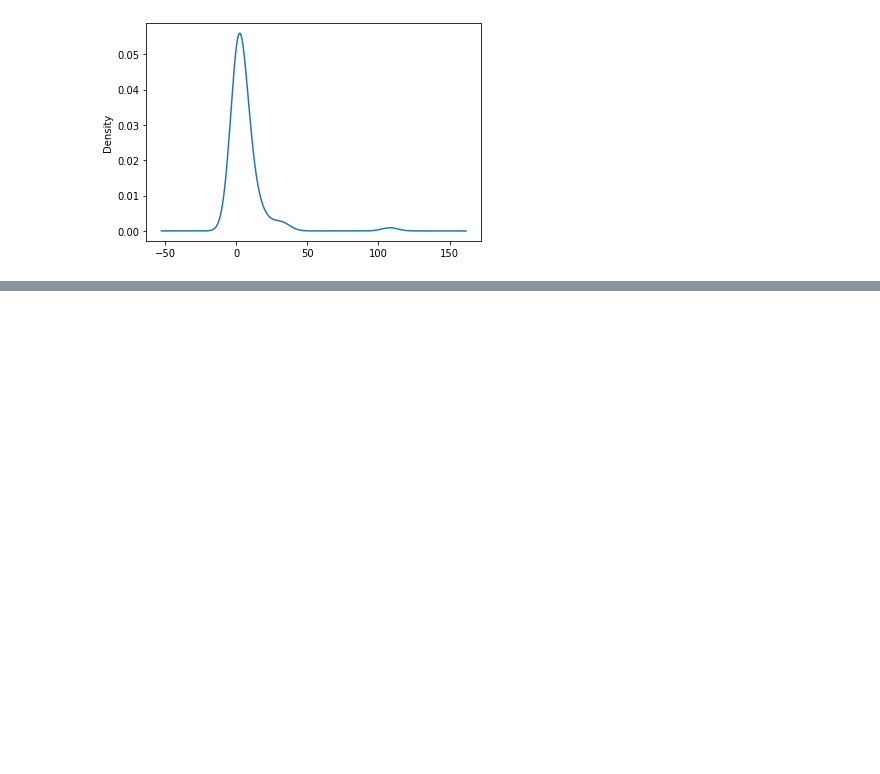
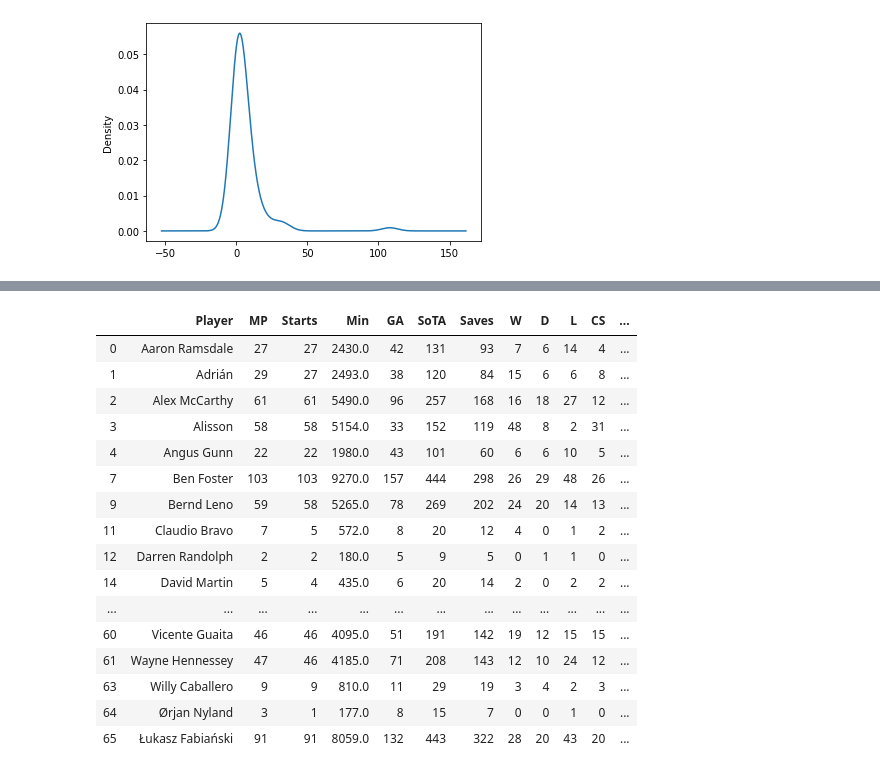
Before and after one commit to jbtrahin/soccer_masters, a Jupyter notebook: PL_data_sets.ipynb, the cells around one changed output, grey strips where cells are left out. Drawn from its saved outputs; the diff is of its cells as text; code cells hidden in the pictures; blank space fills up the shorter version.

```diff
--- a/PL_data_sets.ipynb
+++ b/PL_data_sets.ipynb
@@ -294,5 +431,5 @@ GK_18_19_df.to_csv(r'Clean_GK_18_19.csv')
 # %%
-GK_17_18_df = pd.read_csv('GK_17_18.csv', skiprows=1)
+GK_17_18_df = pd.read_csv('data/GK_17_18.csv', skiprows=1)
 GK_17_18_df = GK_17_18_df.rename(columns={"Player▲": "Player"})
 player_name_split = GK_17_18_df['Player'].str.split('\\')
 player_names = player_name_split.map(lambda _:_[0])
@@ -346,0 +869,3 @@ expected_goals_count.plot.density()
+# %%
+GK_17_20_df = pd.concat([GK_17_18_df, GK_18_19_df, GK_19_20_df]).fillna(0)
+GK_17_20_df
@@ -346,0 +886,5 @@ expected_goals_count.plot.density()
+# %%
+GK_17_20_df.drop(columns=["GA90", "Save%", "CS%"], axis=1, inplace=True)
+
+GK_17_20_sum_df = GK_17_20_df.groupby('Player').sum().reset_index()
+GK_17_20_sum_df
@@ -346,0 +905,3 @@ expected_goals_count.plot.density()
+# %%
+GK_player_19_20 = list(GK_19_20_df['Player'])
+GK_player_19_20
@@ -346,0 +926,20 @@ expected_goals_count.plot.density()
+# %%
+GK_17_20_sum_df[GK_17_20_sum_df.Player.isin(GK_player_19_20)]
+# %% [output]
+|  | Player | MP | Starts | Min | GA | SoTA | Saves | W | D | L | CS | ... |
+| 0 | Aaron Ramsdale | 27 | 27 | 2430.0 | 42 | 131 | 93 | 7 | 6 | 14 | 4 | ... |
+| 1 | Adrián | 29 | 27 | 2493.0 | 38 | 120 | 84 | 15 | 6 | 6 | 8 | ... |
+| 2 | Alex McCarthy | 61 | 61 | 5490.0 | 96 | 257 | 168 | 16 | 18 | 27 | 12 | ... |
+| 3 | Alisson | 58 | 58 | 5154.0 | 33 | 152 | 119 | 48 | 8 | 2 | 31 | ... |
+| 4 | Angus Gunn | 22 | 22 | 1980.0 | 43 | 101 | 60 | 6 | 6 | 10 | 5 | ... |
+| 7 | Ben Foster | 103 | 103 | 9270.0 | 157 | 444 | 298 | 26 | 29 | 48 | 26 | ... |
+| 9 | Bernd Leno | 59 | 58 | 5265.0 | 78 | 269 | 202 | 24 | 20 | 14 | 13 | ... |
+| 11 | Claudio Bravo | 7 | 5 | 572.0 | 8 | 20 | 12 | 4 | 0 | 1 | 2 | ... |
+| 12 | Darren Randolph | 2 | 2 | 180.0 | 5 | 9 | 5 | 0 | 1 | 1 | 0 | ... |
+| 14 | David Martin | 5 | 4 | 435.0 | 6 | 20 | 14 | 2 | 0 | 2 | 2 | ... |
+| ... | ... | ... | ... | ... | ... | ... | ... | ... | ... | ... | ... | ... |
+| 60 | Vicente Guaita | 46 | 46 | 4095.0 | 51 | 191 | 142 | 19 | 12 | 15 | 15 | ... |
+| 61 | Wayne Hennessey | 47 | 46 | 4185.0 | 71 | 208 | 143 | 12 | 10 | 24 | 12 | ... |
+| 63 | Willy Caballero | 9 | 9 | 810.0 | 11 | 29 | 19 | 3 | 4 | 2 | 3 | ... |
+| 64 | Ørjan Nyland | 3 | 1 | 177.0 | 8 | 15 | 7 | 0 | 0 | 1 | 0 | ... |
+| 65 | Łukasz Fabiański | 91 | 91 | 8059.0 | 132 | 443 | 322 | 28 | 20 | 43 | 20 | ... |
```
Also changed, not shown: parts of 64 cells of this notebook.
